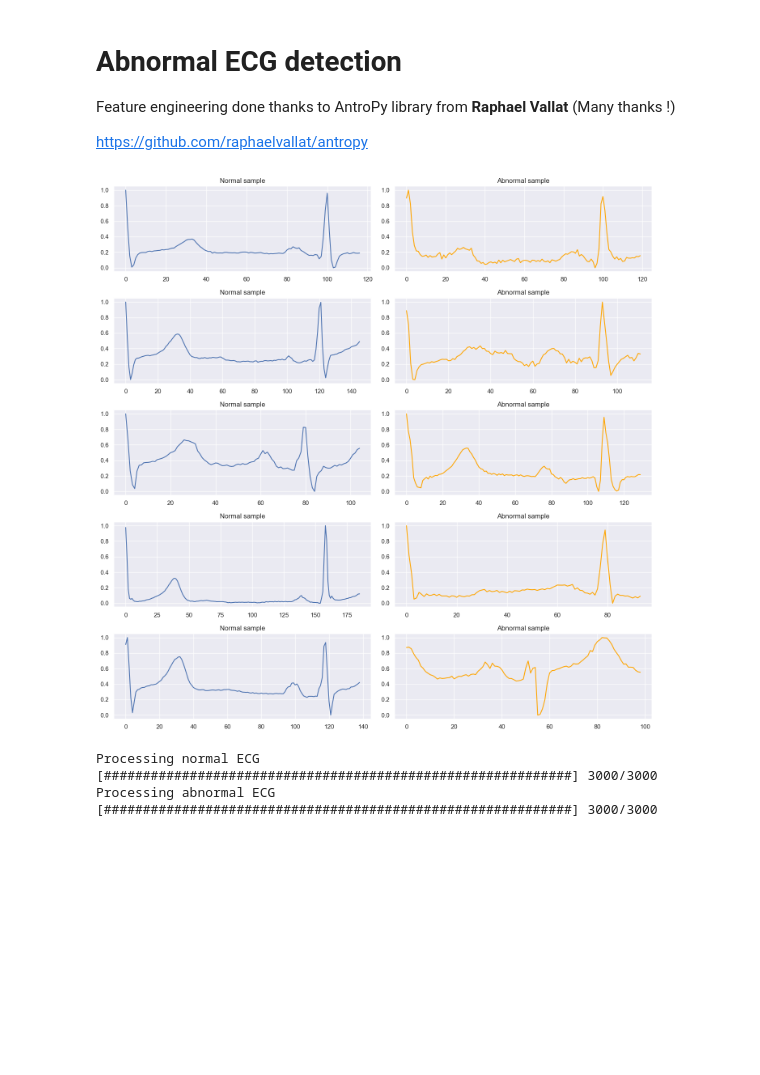
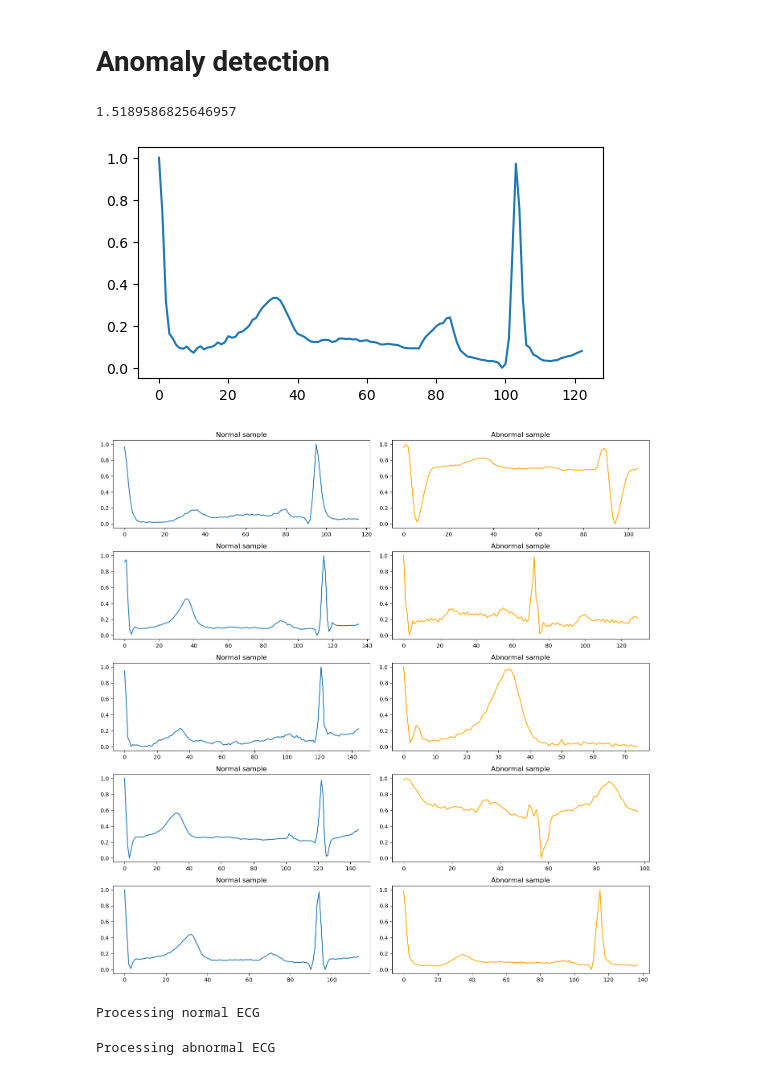
Before and after one commit to LaurentFerhi/ECG_abnormality_Fractal_Dimension, a Jupyter notebook: TS_anomaly.ipynb, the cells around one changed output. Drawn from its saved outputs; the diff is of its cells as text; code cells hidden in the pictures; blank space fills up the shorter version.

```diff
--- a/TS_anomaly.ipynb
+++ b/TS_anomaly.ipynb
@@ -1,8 +1,5 @@
 # %% [markdown]
-# Abnormal ECG detection
-Feature engineering done thanks to AntroPy library from **Raphael Vallat** (Many thanks !)
-
-https://github.com/raphaelvallat/antropy
+# Anomaly detection
 # %%
 import sys
 import numpy as np
@@ -12,11 +9,13 @@ import random
 
 import entropy
 import fractal
+import tsfeat
 
 import matplotlib.pyplot as plt
 import seaborn as sns
-sns.set()
 
+from scipy.signal import savgol_filter
+from scipy.signal import find_peaks
 from sklearn.model_selection import StratifiedShuffleSplit
 from sklearn.feature_selection import SelectKBest, f_classif
 from xgboost.sklearn import XGBClassifier
@@ -24,3 +23,7 @@ from sklearn.pipeline import Pipeline
 from sklearn.model_selection import GridSearchCV
 from sklearn.model_selection import train_test_split
 from sklearn.metrics import classification_report
+from sklearn.metrics import confusion_matrix, ConfusionMatrixDisplay
+
+from tqdm import tqdm
+tqdm.pandas()
@@ -63,6 +50,16 @@ def pre_processor(arr):
     while arr[-1] == 0:
         arr = arr[:-1].copy()
     return arr
+# %%
+signal = pre_processor(df_normal.sample().iloc[0].values)
+fig,ax=plt.subplots(figsize=(6,3))
+plt.plot(signal)
+print(
+    np.correlate(signal, signal, mode='full').mean(),
+)
+# %% [output]
+1.5189586825646957
+[figure, added]
 # %%
 fig,ax=plt.subplots(figsize=(14,14))
 c = 1
@@ -77,44 +74,52 @@ for idx,idy in zip(random.sample(df_normal.index.tolist(),5),random.sample(df_ab
     c+=2
 plt.tight_layout()
 # %% [output]
-[figure, old version]
+[figure, new version]
 # %%
 df_FD_normal = pd.DataFrame()
 df_FD_abnormal = pd.DataFrame()
 
 print('Processing normal ECG')
-for idx in progressbar(range(df_normal.shape[0])):
+for idx in tqdm(range(df_normal.shape[0])):
     signal = pre_processor(df_normal.iloc[idx].values)
 
     row = pd.DataFrame({
+        'crest':np.max(np.abs(signal)) / np.sqrt(np.mean(signal*signal)),
+        'savgol':abs(signal-savgol_filter(signal,5,2)).sum(),
         'PermEnt': entropy.perm_entropy(signal, order=3, normalize=True),
-        'SVDEnt' : entropy.svd_entropy(signal, order=3, normalize=True),
+        #'SVDEnt' : entropy.svd_entropy(signal, order=3, normalize=True),
         'AppEnt': entropy.app_entropy(signal, order=2),
         'SampleEnt': entropy.sample_entropy(signal, order=2),
         'PetrosianFD': fractal.petrosian_fd(signal),
-        'KatzFD': fractal.katz_fd(signal),
-        'HiguchiFD': fractal.higuchi_fd(signal),
+        #'KatzFD': fractal.katz_fd(signal),
+        #'HiguchiFD': fractal.higuchi_fd(signal),
+        'sparsity':tsfeat.sparsity(signal)['sparsity'],
+        'stability':tsfeat.stability(signal)['stability'],
+        'peaks':len(find_peaks(signal, height=0)[1]['peak_heights']),
     },index = [0])
 
     df_FD_normal = pd.concat([df_FD_normal, row], ignore_index=True)
 
 print('Processing abnormal ECG')
-for idx in progressbar(range(df_abnormal.shape[0])):
+for idx in tqdm(range(df_abnormal.shape[0])):
     signal = pre_processor(df_abnormal.iloc[idx].values)
 
     row = pd.DataFrame({
+        'crest':np.max(np.abs(signal)) / np.sqrt(np.mean(signal*signal)),
+        'savgol':abs(signal-savgol_filter(signal,5,2)).sum(),
         'PermEnt': entropy.perm_entropy(signal, order=3, normalize=True),
-        'SVDEnt' : entropy.svd_entropy(signal, order=3, normalize=True),
+        #'SVDEnt' : entropy.svd_entropy(signal, order=3, normalize=True),
         'AppEnt': entropy.app_entropy(signal, order=2),
         'SampleEnt': entropy.sample_entropy(signal, order=2),
         'PetrosianFD': fractal.petrosian_fd(signal),
-        'KatzFD': fractal.katz_fd(signal),
-        'HiguchiFD': fractal.higuchi_fd(signal),
+        #'KatzFD': fractal.katz_fd(signal),
+        #'HiguchiFD': fractal.higuchi_fd(signal),
+        'sparsity':tsfeat.sparsity(signal)['sparsity'],
+        'stability':tsfeat.stability(signal)['stability'],
+        'peaks':len(find_peaks(signal, height=0)[1]['peak_heights']),
     },index = [0])
 
     df_FD_abnormal = pd.concat([df_FD_abnormal, row], ignore_index=True)
 # %% [output]
 Processing normal ECG
-[############################################################] 3000/3000
-Processing abnormal ECG
-[############################################################] 3000/3000
+Processing abnormal ECG
```
Also changed, not shown: parts of 11 cells of this notebook, 1 other file.
